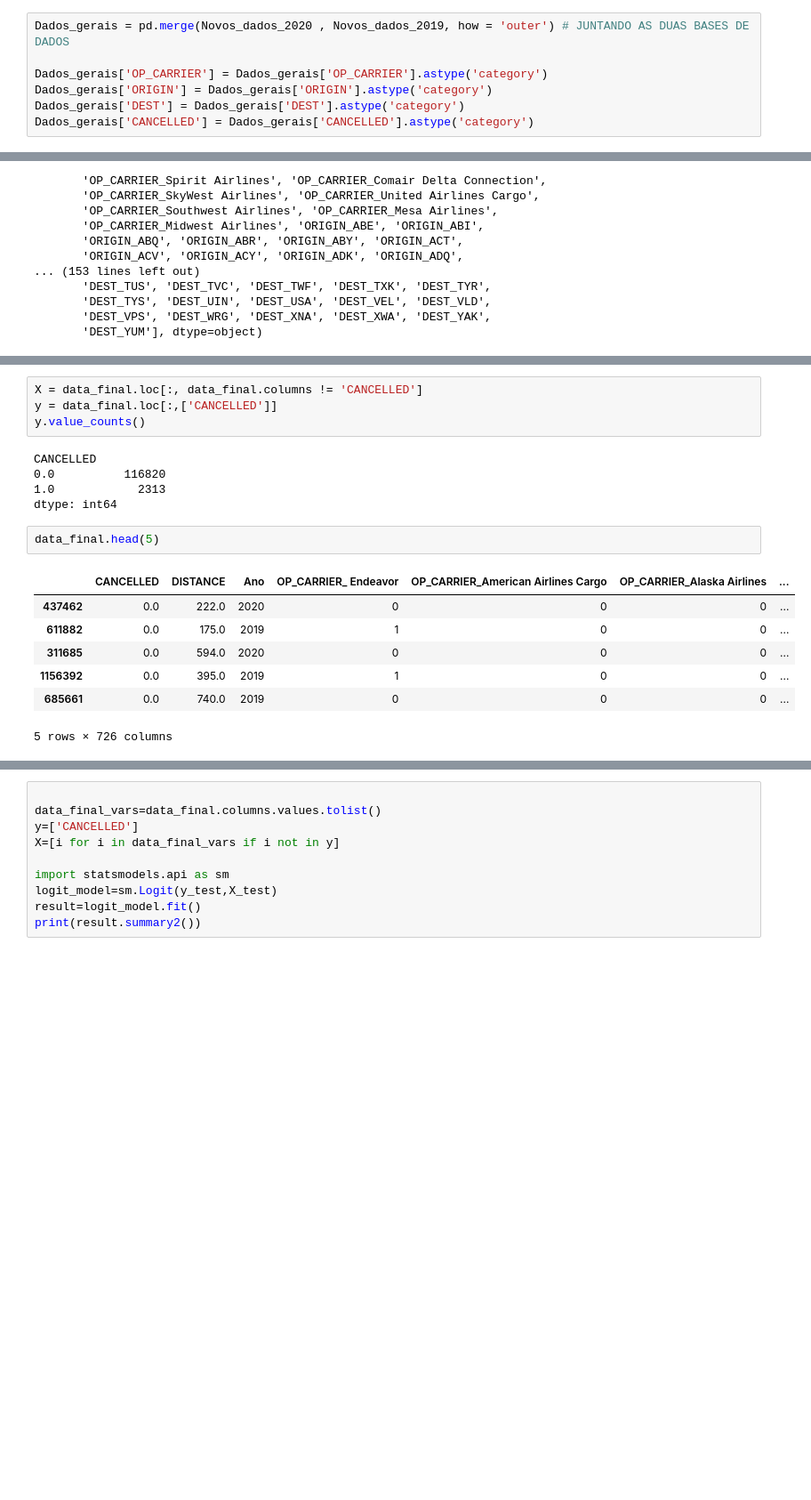
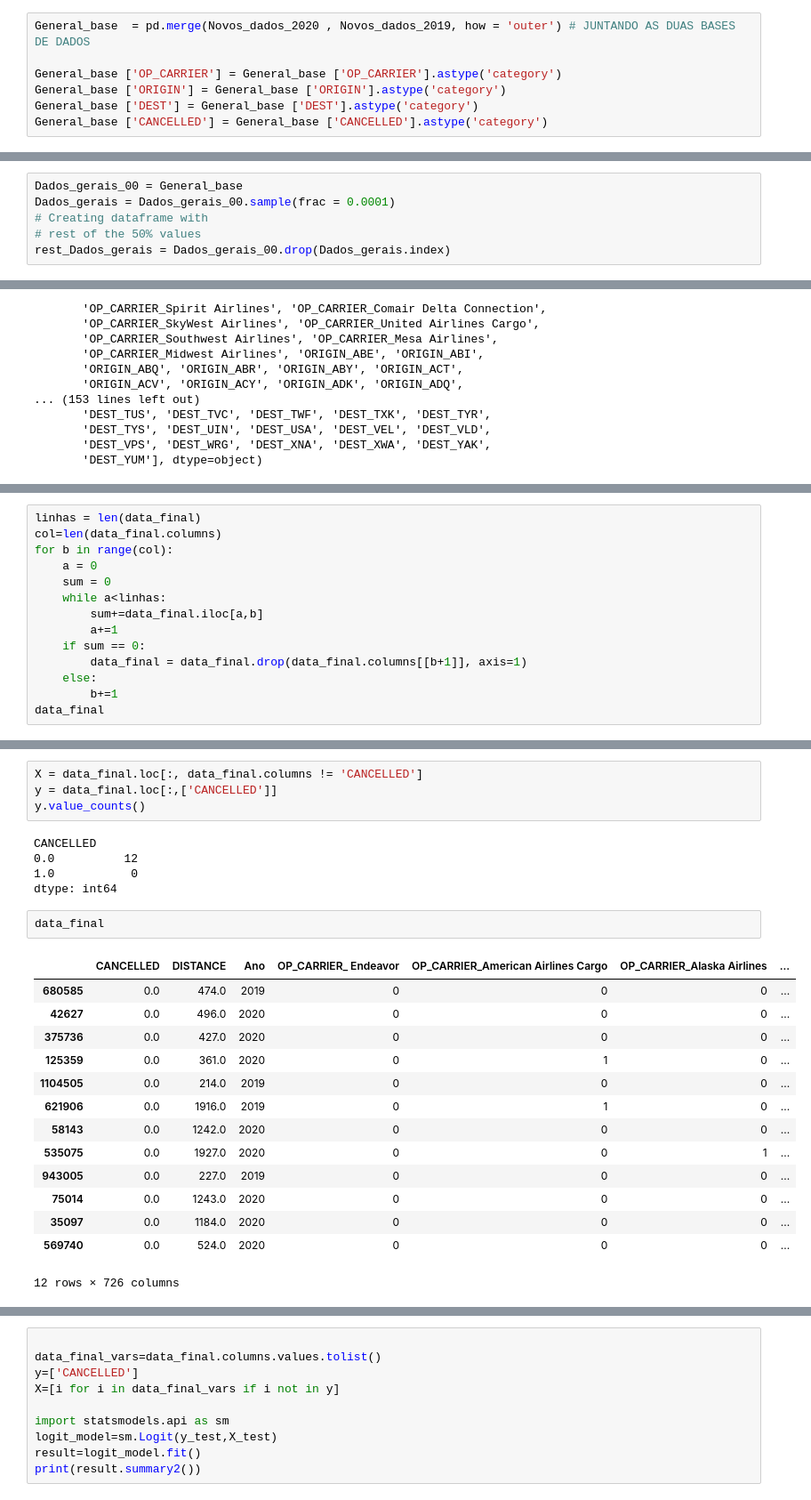
Before and after one commit to insper-classroom/22-2a-cd-p2-grupo_bexcamrefe, a Jupyter notebook: relatoriop2.ipynb, the cells around one changed output, grey strips where cells are left out. Shown: that part at 89% size. Saved outputs shown, nothing was run; the diff lists cells and outputs as text; blank space fills up the shorter version.

```diff
--- a/relatoriop2.ipynb
+++ b/relatoriop2.ipynb
@@ -52,12 +52,12 @@ Novos_dados_2020.head(5)
 | 3 | EV | BTR | IAH | 0.0 | 253.0 | 2020 |
 | 4 | EV | RIC | IAH | 0.0 | 1157.0 | 2020 |
 # %%
-Dados_gerais = pd.merge(Novos_dados_2020 , Novos_dados_2019, how = 'outer') # JUNTANDO AS DUAS BASES DE DADOS
+General_base  = pd.merge(Novos_dados_2020 , Novos_dados_2019, how = 'outer') # JUNTANDO AS DUAS BASES DE DADOS
 
-Dados_gerais['OP_CARRIER'] = Dados_gerais['OP_CARRIER'].astype('category')
-Dados_gerais['ORIGIN'] = Dados_gerais['ORIGIN'].astype('category')
-Dados_gerais['DEST'] = Dados_gerais['DEST'].astype('category')
-Dados_gerais['CANCELLED'] = Dados_gerais['CANCELLED'].astype('category')
+General_base ['OP_CARRIER'] = General_base ['OP_CARRIER'].astype('category')
+General_base ['ORIGIN'] = General_base ['ORIGIN'].astype('category')
+General_base ['DEST'] = General_base ['DEST'].astype('category')
+General_base ['CANCELLED'] = General_base ['CANCELLED'].astype('category')
 # %%
 Comparador = pd.read_csv('Pasta1.csv')
 print(Comparador)
@@ -94,3 +85,9 @@ Dados_gerais.head(5)
+# %%
+Dados_gerais_00 = General_base
+Dados_gerais = Dados_gerais_00.sample(frac = 0.0001)
+# Creating dataframe with
+# rest of the 50% values
+rest_Dados_gerais = Dados_gerais_00.drop(Dados_gerais.index)
 # %%
 Dados_gerais.dropna()
 # %% [output]
@@ -373,0 +395,14 @@ array(['CANCELLED', 'DISTANCE', 'Ano', 'OP_CARRIER_ Endeavor',
+# %%
+linhas = len(data_final)
+col=len(data_final.columns)
+for b in range(col):
+    a = 0
+    sum = 0
+    while a<linhas:
+        sum+=data_final.iloc[a,b]
+        a+=1
+    if sum == 0:
+        data_final = data_final.drop(data_final.columns[[b+1]], axis=1)
+    else:
+        b+=1
+data_final
@@ -377,16 +431,23 @@ y = data_final.loc[:,['CANCELLED']]
 y.value_counts()
 # %% [output]
 CANCELLED
-0.0          116820
-1.0            2313
+0.0          12
+1.0           0
 dtype: int64
 # %%
-data_final.head(5)
+data_final
 # %% [output]
 |  | CANCELLED | DISTANCE | Ano | OP_CARRIER_ Endeavor | OP_CARRIER_American Airlines Cargo | OP_CARRIER_Alaska Airlines | ... |
-| 437462 | 0.0 | 222.0 | 2020 | 0 | 0 | 0 | ... |
-| 611882 | 0.0 | 175.0 | 2019 | 1 | 0 | 0 | ... |
-| 311685 | 0.0 | 594.0 | 2020 | 0 | 0 | 0 | ... |
-| 1156392 | 0.0 | 395.0 | 2019 | 1 | 0 | 0 | ... |
-| 685661 | 0.0 | 740.0 | 2019 | 0 | 0 | 0 | ... |
+| 680585 | 0.0 | 474.0 | 2019 | 0 | 0 | 0 | ... |
+| 42627 | 0.0 | 496.0 | 2020 | 0 | 0 | 0 | ... |
+| 375736 | 0.0 | 427.0 | 2020 | 0 | 0 | 0 | ... |
+| 125359 | 0.0 | 361.0 | 2020 | 0 | 1 | 0 | ... |
+| 1104505 | 0.0 | 214.0 | 2019 | 0 | 0 | 0 | ... |
+| 621906 | 0.0 | 1916.0 | 2019 | 0 | 1 | 0 | ... |
+| 58143 | 0.0 | 1242.0 | 2020 | 0 | 0 | 0 | ... |
+| 535075 | 0.0 | 1927.0 | 2020 | 0 | 0 | 1 | ... |
+| 943005 | 0.0 | 227.0 | 2019 | 0 | 0 | 0 | ... |
+| 75014 | 0.0 | 1243.0 | 2020 | 0 | 0 | 0 | ... |
+| 35097 | 0.0 | 1184.0 | 2020 | 0 | 0 | 0 | ... |
+| 569740 | 0.0 | 524.0 | 2020 | 0 | 0 | 0 | ... |
-5 rows × 726 columns
+12 rows × 726 columns
```
Also changed, not shown: parts of 15 cells of this notebook, 1 other file.
